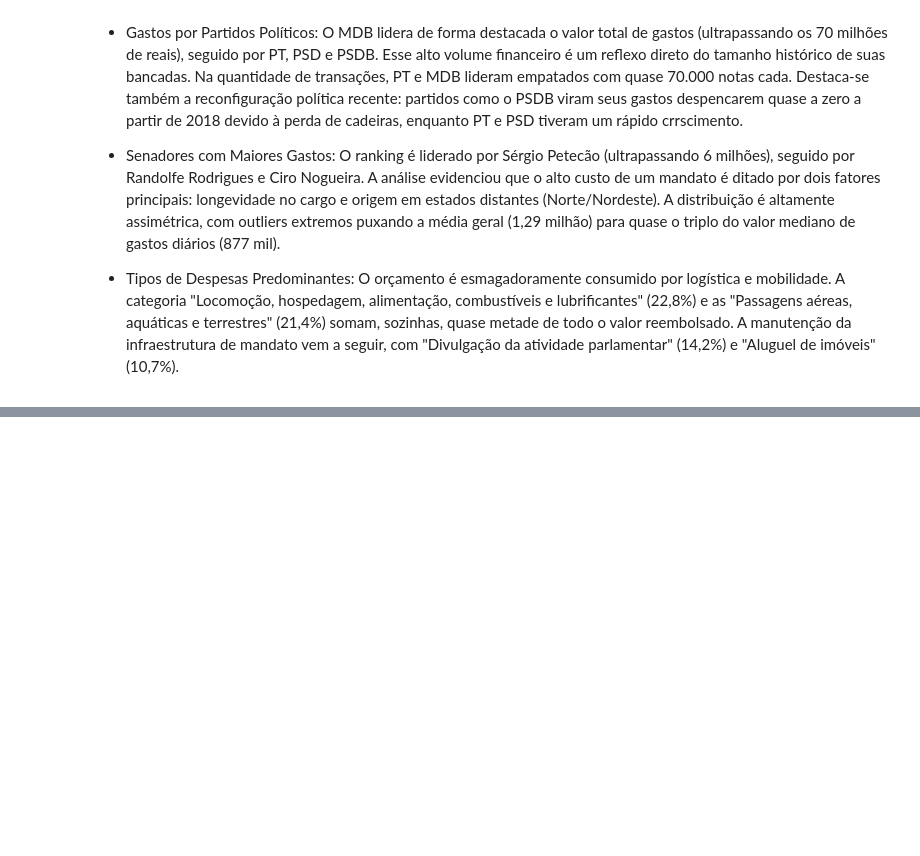
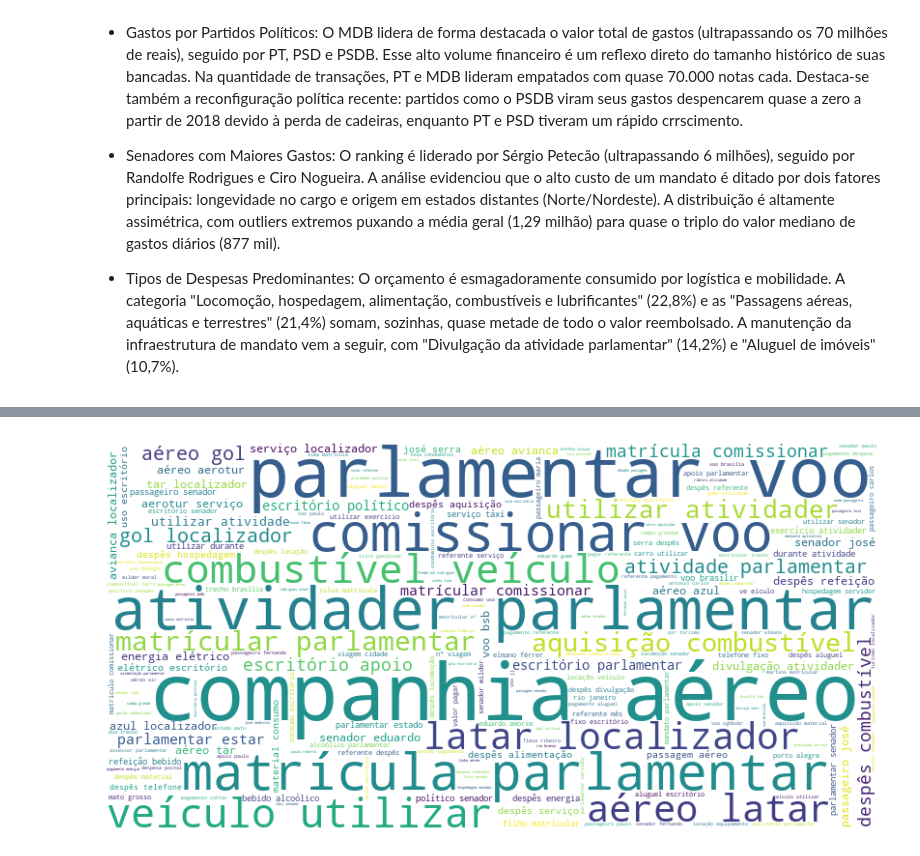
Before and after one commit to rafaalathais/analise-gasto-parlamentar, a Jupyter notebook: notebook_gasto_parlamentar.ipynb, the cells around one changed output, grey strips where cells are left out. Drawn from its saved outputs; the diff is of its cells as text; code cells hidden in the pictures; blank space fills up the shorter version.

```diff
--- a/notebook_gasto_parlamentar.ipynb
+++ b/notebook_gasto_parlamentar.ipynb
@@ -1085,0 +1156,23 @@ Com base nas análises e nos padrões extraídos dos gráficos, temos as primeir
+# %%
+# Função para extrair n-gramas e suas frequências
+def extrair_ngrams(textos, n):
+    vectorizer = CountVectorizer(ngram_range=(n, n))
+    textos = textos.apply(lambda palavras:' '.join(palavras))
+    X = vectorizer.fit_transform(textos)
+    ngrams = vectorizer.get_feature_names_out()
+    contagem = X.sum(axis=0).A1
+    return pd.DataFrame({'ngrams': ngrams, 'contagem': contagem})
+
+bigrams = extrair_ngrams(despesas['LEMMAS'], 2)
+trigrams = extrair_ngrams(despesas['LEMMAS'], 3)
+# %%
+frequencia_bigramas = dict(zip(bigrams['ngrams'], bigrams['contagem']))
+
+wordcloud = WordCloud(width=800, height=400, background_color='white').generate_from_frequencies(frequencia_bigramas)
+plt.figure(figsize = (8, 8), facecolor = None)
+plt.imshow(wordcloud)
+plt.axis("off")
+plt.tight_layout(pad = 0)
+plt.show()
+# %% [output]
+[figure, added]
```
Also changed, not shown: parts of 15 cells of this notebook, 1 other file.
